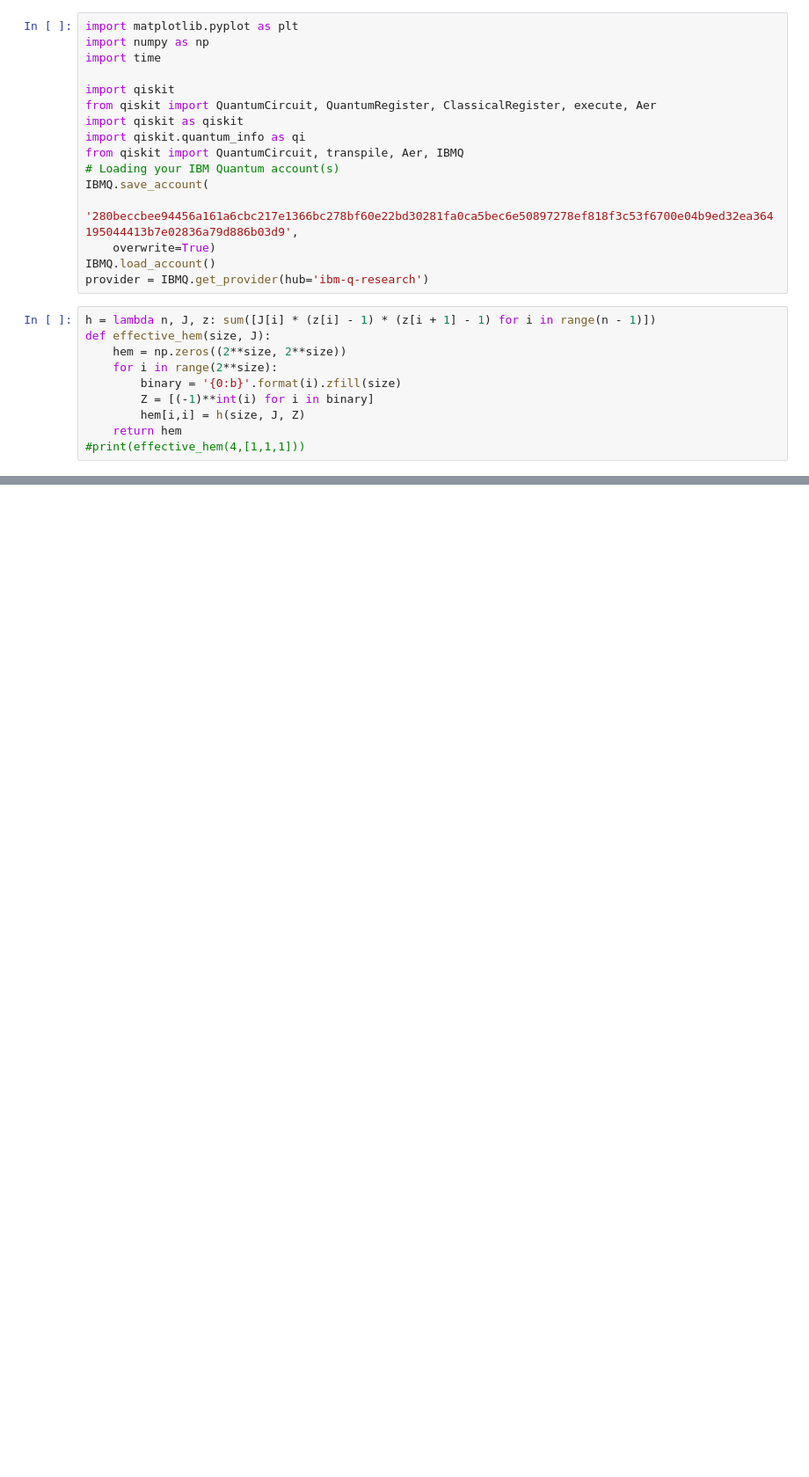
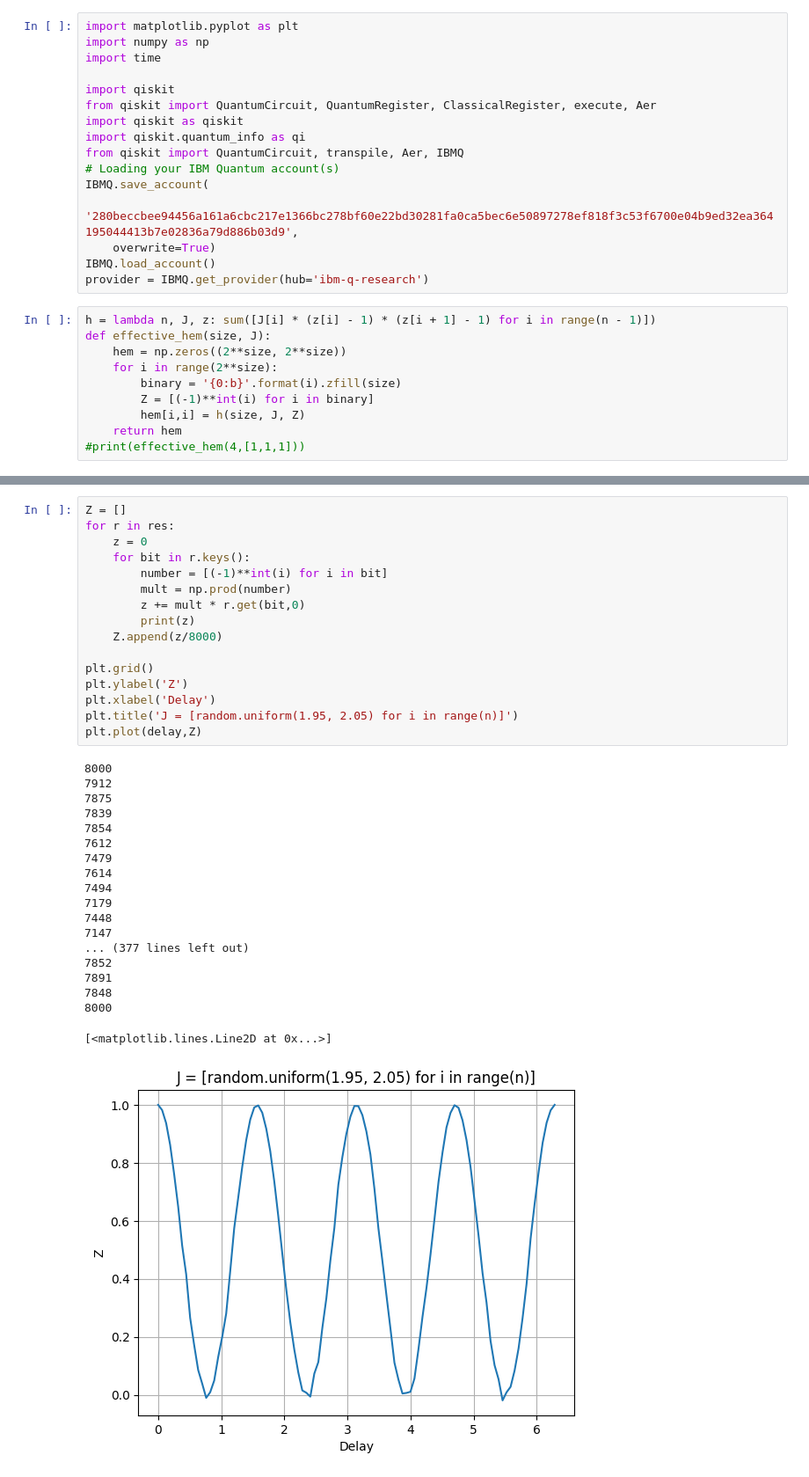
Before and after one commit to Davidkatom/Crosstalk, a Jupyter notebook: OscilationsManyQubits.ipynb, the cells around one changed output, grey strips where cells are left out. Shown at 88% size. Drawn from its saved outputs; the diff is of its cells as text; blank space fills up the shorter version.

```diff
--- a/OscilationsManyQubits.ipynb
+++ b/OscilationsManyQubits.ipynb
@@ -66 +70,37 @@ plt.plot(delay,fid)
+# %%
+Z = []
+for r in res:
+    z = 0
+    for bit in r.keys():
+        number = [(-1)**int(i) for i in bit]
+        mult = np.prod(number)
+        z += mult * r.get(bit,0)
+        print(z)
+    Z.append(z/8000)
+
+plt.grid()
+plt.ylabel('Z')
+plt.xlabel('Delay')
+plt.title('J = [random.uniform(1.95, 2.05) for i in range(n)]')
+plt.plot(delay,Z)
+# %% [output]
+8000
+7912
+7875
+7839
+7854
+7612
+7479
+7614
+7494
+7179
+7448
+7147
+... (377 lines left out)
+7852
+7891
+7848
+8000
+[<matplotlib.lines.Line2D at 0x...>]
+[figure, added]
 # %%
```
Also changed, not shown: parts of 2 cells of this notebook.
